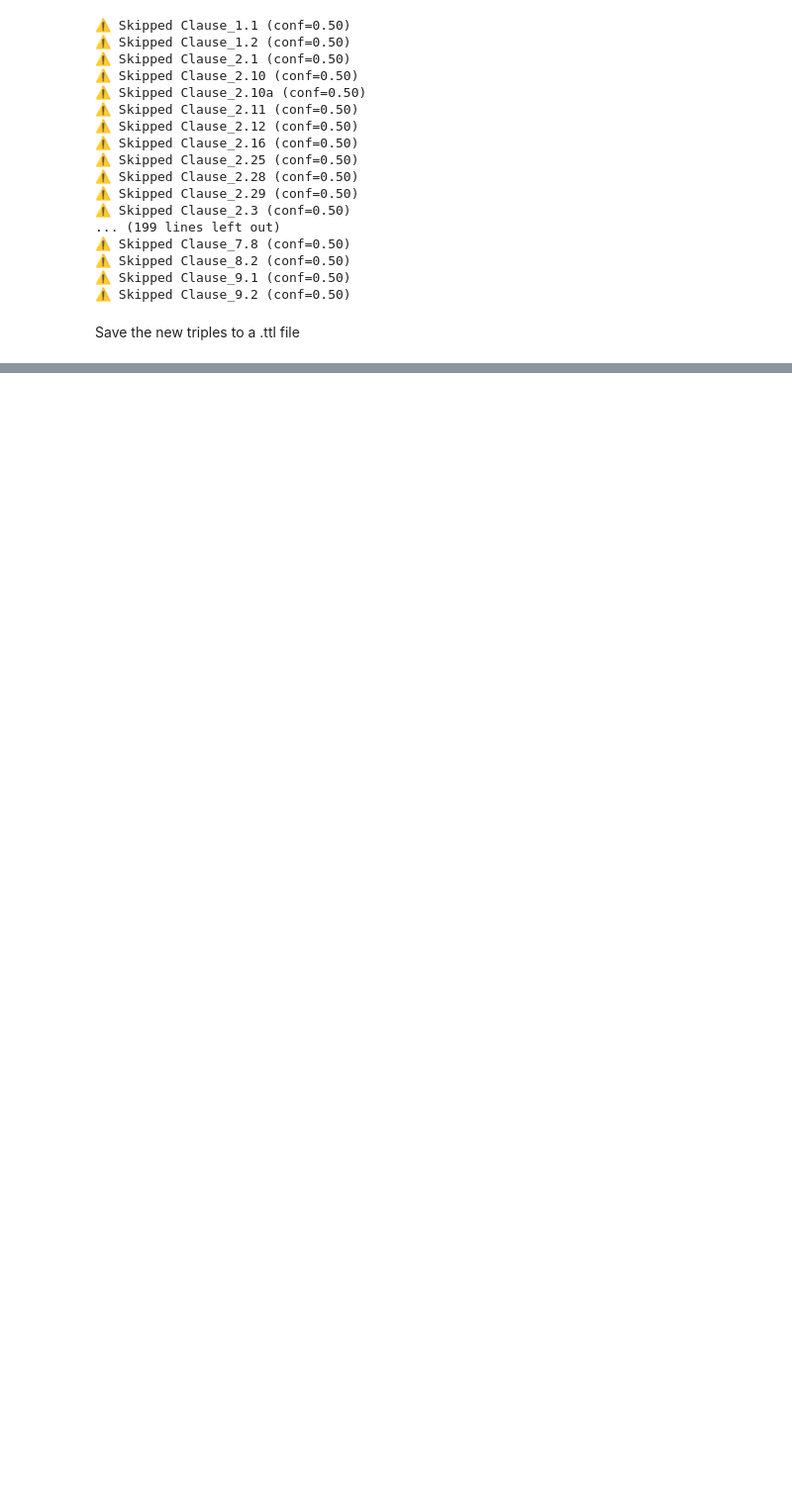
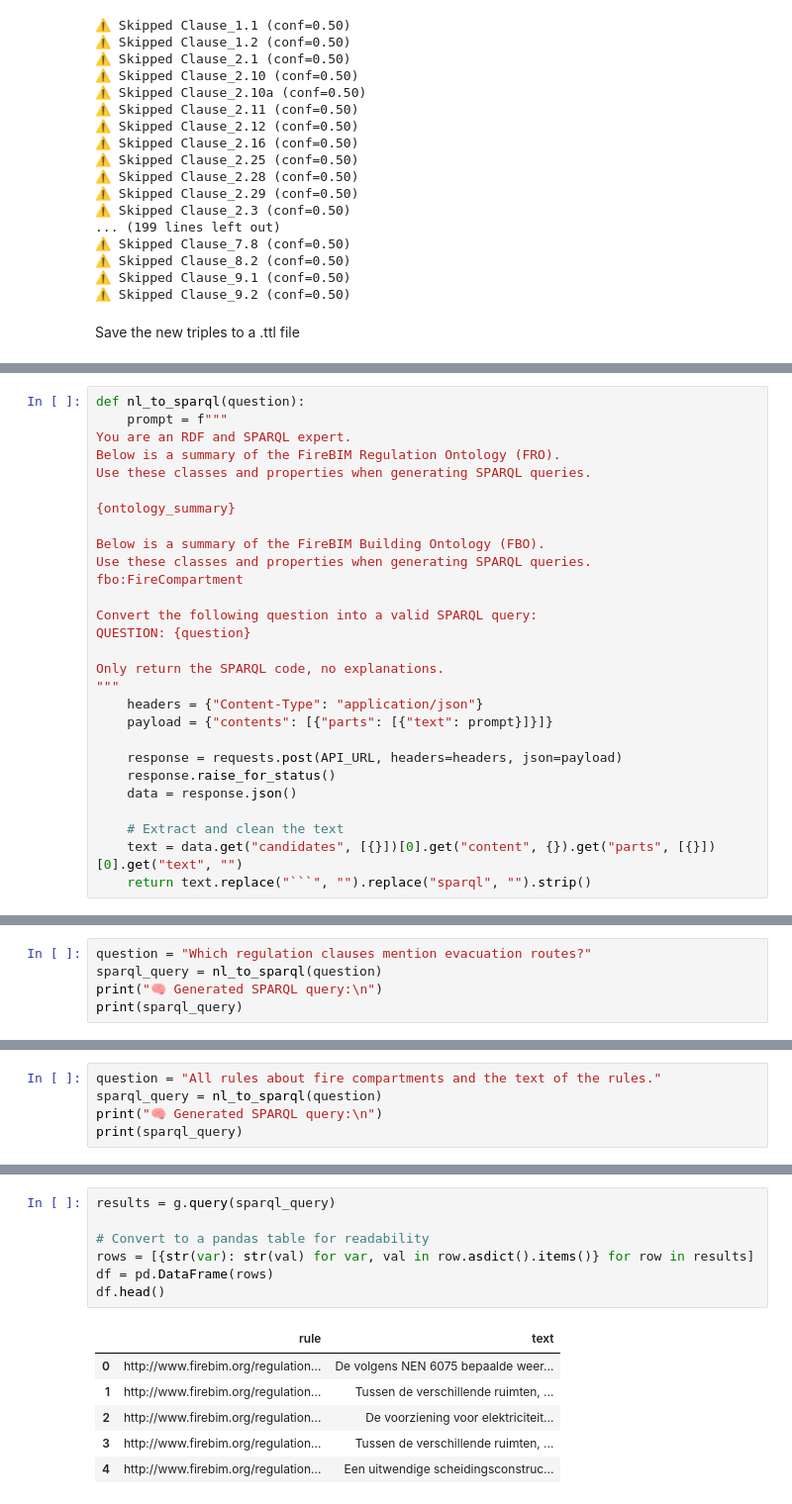
Before and after one commit to AlexDonkers/ISBECodingCafe, a Jupyter notebook: Notebook.ipynb, the cells around one changed output, grey strips where cells are left out. Shown at 99% size. Saved outputs shown, nothing was run; the diff lists cells and outputs as text; blank space fills up the shorter version.

````diff
--- a/Notebook.ipynb
+++ b/Notebook.ipynb
@@ -401,0 +520,28 @@ files.download("FireRegulations_themes_only.ttl")
+# %%
+def nl_to_sparql(question):
+    prompt = f"""
+You are an RDF and SPARQL expert.
+Below is a summary of the FireBIM Regulation Ontology (FRO).
+Use these classes and properties when generating SPARQL queries.
+
+{ontology_summary}
+
+Below is a summary of the FireBIM Building Ontology (FBO).
+Use these classes and properties when generating SPARQL queries.
+fbo:FireCompartment
+
+Convert the following question into a valid SPARQL query:
+QUESTION: {question}
+
+Only return the SPARQL code, no explanations.
+"""
+    headers = {"Content-Type": "application/json"}
+    payload = {"contents": [{"parts": [{"text": prompt}]}]}
+
+    response = requests.post(API_URL, headers=headers, json=payload)
+    response.raise_for_status()
+    data = response.json()
+
+    # Extract and clean the text
+    text = data.get("candidates", [{}])[0].get("content", {}).get("parts", [{}])[0].get("text", "")
+    return text.replace("```", "").replace("sparql", "").strip()
@@ -401,0 +550,5 @@ files.download("FireRegulations_themes_only.ttl")
+# %%
+question = "Which regulation clauses mention evacuation routes?"
+sparql_query = nl_to_sparql(question)
+print("🧠 Generated SPARQL query:\n")
+print(sparql_query)
@@ -401,0 +632,5 @@ files.download("FireRegulations_themes_only.ttl")
+# %%
+question = "All rules about fire compartments and the text of the rules."
+sparql_query = nl_to_sparql(question)
+print("🧠 Generated SPARQL query:\n")
+print(sparql_query)
@@ -401,0 +645,14 @@ files.download("FireRegulations_themes_only.ttl")
+# %%
+results = g.query(sparql_query)
+
+# Convert to a pandas table for readability
+rows = [{str(var): str(val) for var, val in row.asdict().items()} for row in results]
+df = pd.DataFrame(rows)
+df.head()
+# %% [output]
+|  | rule | text |
+| 0 | http://www.firebim.org/regulation... | De volgens NEN 6075 bepaalde weer... |
+| 1 | http://www.firebim.org/regulation... | Tussen de verschillende ruimten, ... |
+| 2 | http://www.firebim.org/regulation... | De voorziening voor elektriciteit... |
+| 3 | http://www.firebim.org/regulation... | Tussen de verschillende ruimten, ... |
+| 4 | http://www.firebim.org/regulation... | Een uitwendige scheidingsconstruc... |
````
Also changed, not shown: parts of 26 cells of this notebook.
